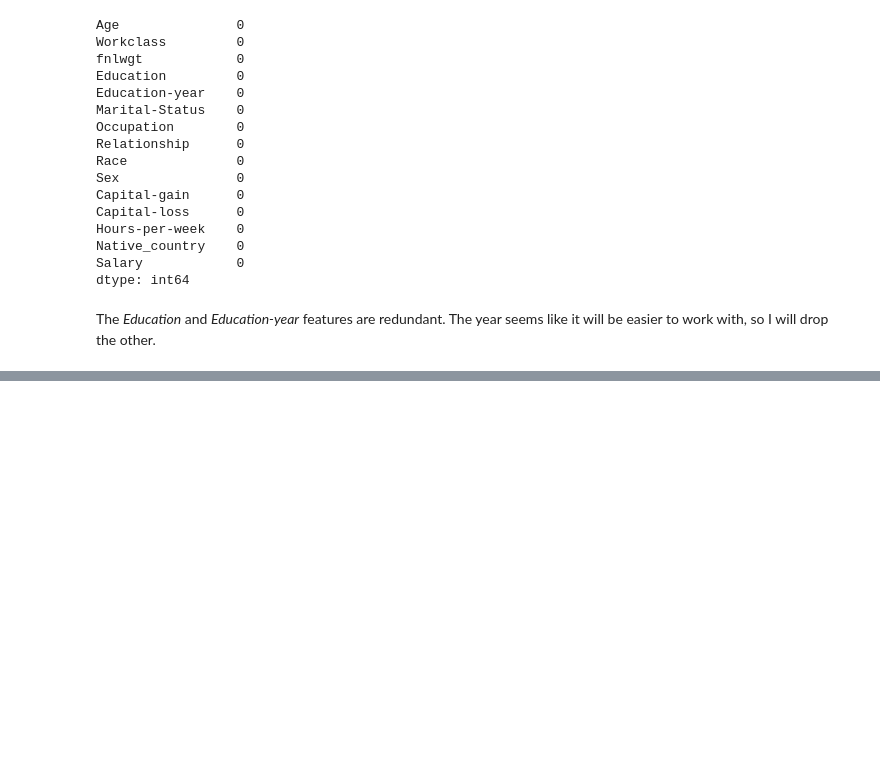
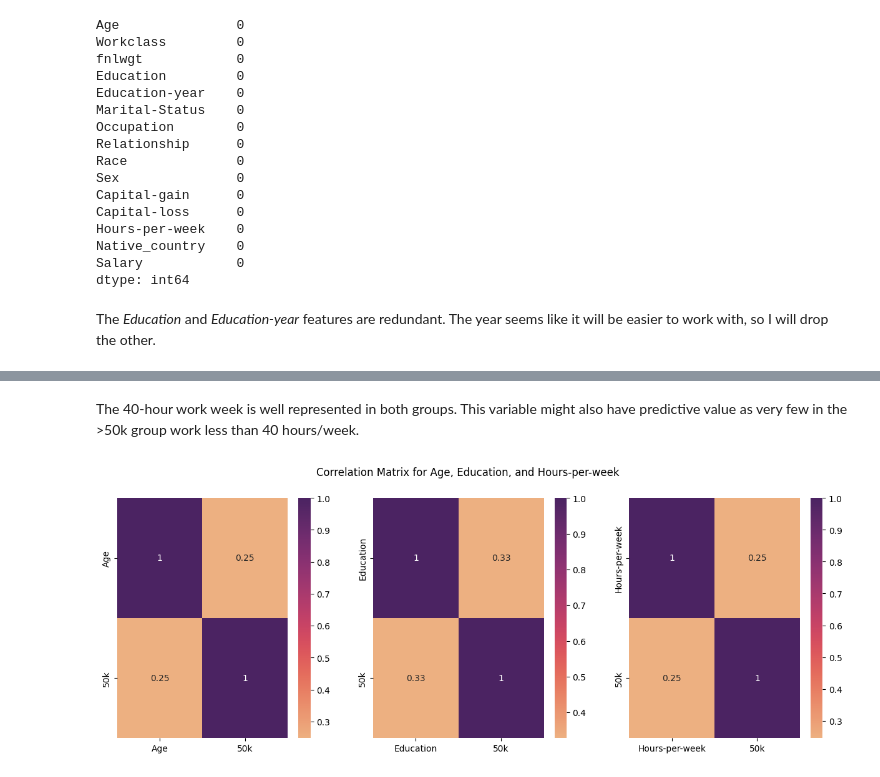
Before and after one commit to cockytrumpet/classification_project, a Jupyter notebook: project.ipynb, the cells around one changed output, grey strips where cells are left out. Saved outputs shown, nothing was run; the diff lists cells and outputs as text; code cells hidden in the pictures; blank space fills up the shorter version.

```diff
--- a/project.ipynb
+++ b/project.ipynb
@@ -107,0 +213,19 @@ For the next step I'd like to visuallize each feature against what I'll be tryin
+# %% [markdown]
+The 40-hour work week is well represented in both groups. This variable might also have predictive value as very few in the >50k group work less than 40 hours/week.
+# %%
+age = private[['Age', '50k']]
+education = private[['Education', '50k']]
+hours = private[['Hours-per-week', '50k']]
+
+age = age.corr()
+education = education.corr()
+hours = hours.corr()
+
+fig, ax = plt.subplots(1, 3, figsize=(15,5))
+sns.heatmap(age, annot=True, ax=ax[0], cmap='flare')
+sns.heatmap(education, annot=True, ax=ax[1], cmap='flare')
+sns.heatmap(hours, annot=True, ax=ax[2], cmap='flare')
+fig.suptitle('Correlation Matrix for Age, Education, and Hours-per-week')
+plt.show()
+# %% [output]
+[figure, added]
```
Also changed, not shown: parts of 35 cells of this notebook.
